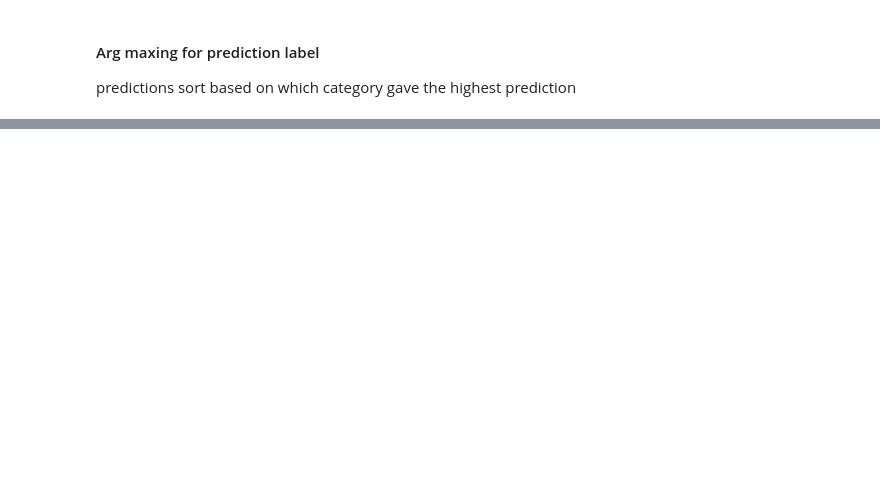
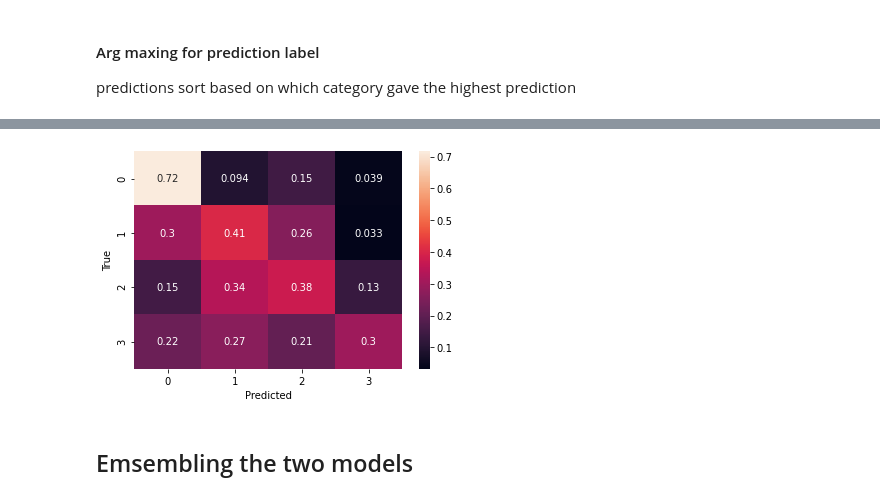
Before and after one commit to davidday99/twitter-data-collector, a Jupyter notebook: models/Brent's Models/multilabel-classification-bert.ipynb, the cells around one changed output, grey strips where cells are left out. Cells and saved outputs as stored; diff of their text form; code cells hidden in the pictures; blank space fills up the shorter version.

```diff
--- a/models/Brent's Models/multilabel-classification-bert.ipynb
+++ b/models/Brent's Models/multilabel-classification-bert.ipynb
@@ -345,0 +358,4 @@ plt.show()
+# %%
+meta_model = xgb.XGBClassifier(objective='multi:softmax', random_state=42)
+# %%
+meta_model.fit(train_data_meta.drop('age_group', axis=1), train_data_meta['age_group'], eval_set=[(val_data_meta.drop('age_group', axis=1), val_data_meta['age_group'])], early_stopping_rounds=10)
@@ -345,0 +389,15 @@ plt.show()
+# %%
+test_data_meta = test_data.drop(['Unnamed: 0', 'handle', 'tweets_text', 'hashtags'], axis=1)
+# %%
+label_pred = meta_model.predict(test_data_meta.drop('age_group', axis=1))
+# %%
+cm = confusion_matrix(test_data['age_group'], label_pred, normalize='true')
+df_cm = pd.DataFrame(cm, range(4), range(4))
+sn.heatmap(df_cm, annot=True)
+plt.ylabel('True')
+plt.xlabel('Predicted')
+plt.show()
+# %% [output]
+[figure, added]
+# %% [markdown]
+## Emsembling the two models
```
Also changed, not shown: parts of 23 cells of this notebook.
